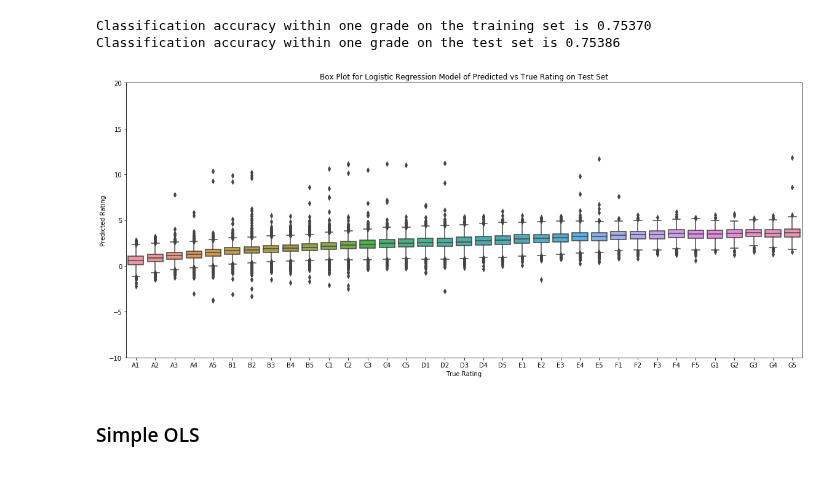
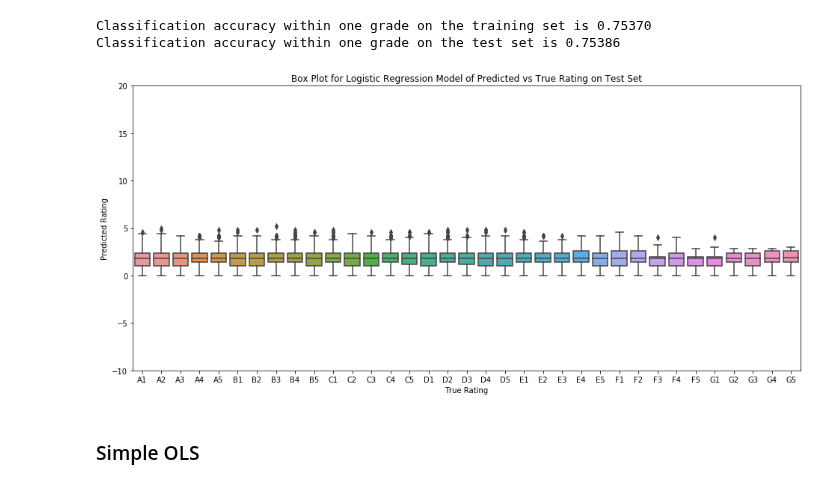
Before and after one commit to tmaounis/cs109a-LendingClub, a Jupyter notebook: models.ipynb, the cells around one changed output. Cells and saved outputs as stored; diff of their text form; code cells hidden in the pictures.

```diff
--- a/models.ipynb
+++ b/models.ipynb
@@ -334,7 +334,6 @@ def my_box_plot(y_true, y_pred, model_name):
     fig, ax = plt.subplots(figsize=(16,7))
     sns.boxplot(y_true, y_pred)
     plt.ylim(-10, 20)
-    plt.tight_layout()
     ax.set_xticklabels([num_to_subgrade(x) for x in np.linspace(0,6.8, 35)])
     plt.xlabel("True Rating")
     plt.ylabel("Predicted Rating")
@@ -622,9 +621,9 @@ print('Classification accuracy within one grade on the test set is %.5f'%acc_LR_
 Classification accuracy within one grade on the training set is 0.75370
 Classification accuracy within one grade on the test set is 0.75386
 # %%
-my_box_plot(y_test, LR_test_pred, "Logistic Regression")
+my_box_plot(y_test, [subgrade_to_num(x) for x in LR_test_pred], "Logistic Regression")
 # %% [output]
-[figure, old version]
+[figure, new version]
 # %% [markdown]
 ### Simple OLS
 # %% [markdown]
```
Also changed, not shown: parts of 1 cell of this notebook.
